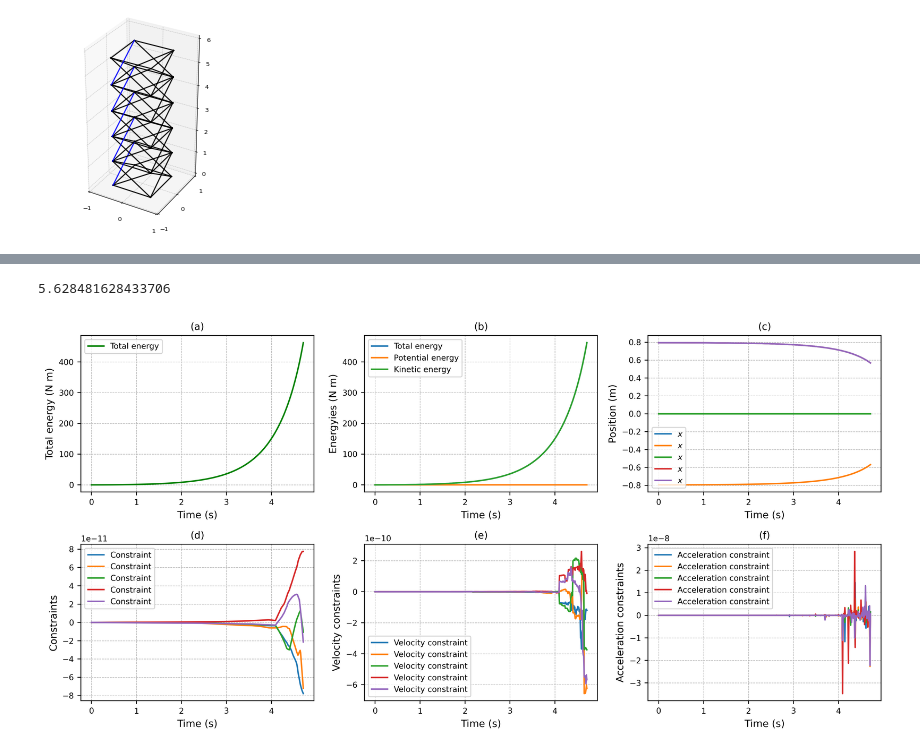
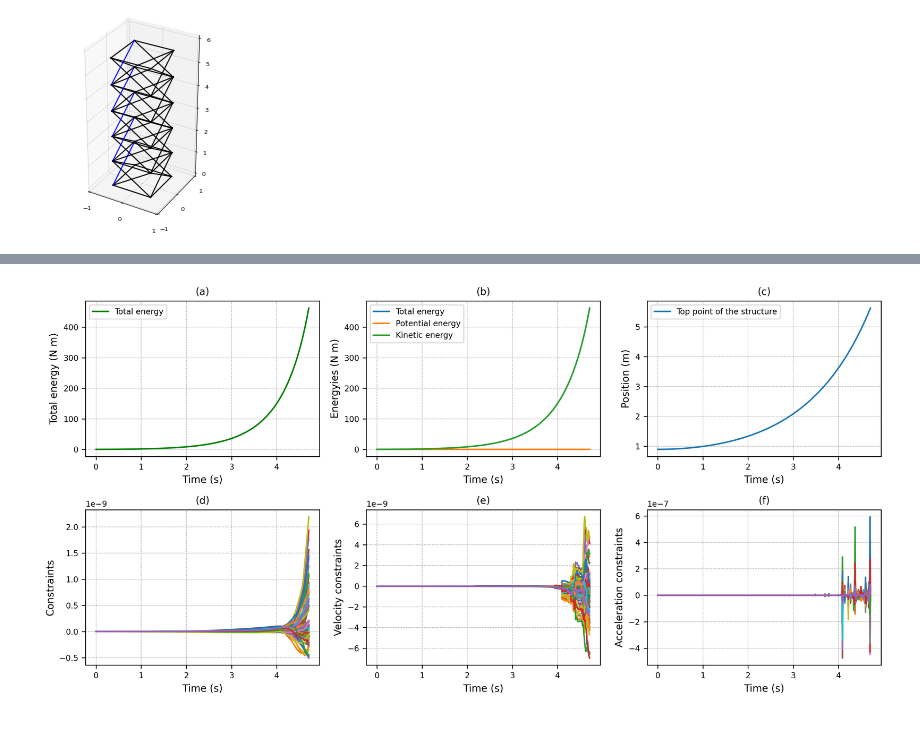
Before and after one commit to HuangYin0514/dynamic_inverse_problem, a Jupyter notebook: analysis/scissor_space_deployable/system.ipynb, the cells around one changed output, grey strips where cells are left out. Cells and saved outputs as stored; diff of their text form; code cells hidden in the pictures.

```diff
--- a/analysis/scissor_space_deployable/system.ipynb
+++ b/analysis/scissor_space_deployable/system.ipynb
@@ -40,9 +40,9 @@ logger.info("#" * 100)
 #
 ##################################################################
 # Dasetset
-config_file_path = "/home/lbu/project/PINN_DE/configs/train/scissor_space_deployable/config_pinn.py"
+config_file_path = "/home/lbu/project/dynamic_inverse_problem/configs/train/scissor_space_deployable/config_pinn_f.py"
 config = read_config_file(config_file_path)
-config.dataset_path = "/home/lbu/project/PINN_DE/outputs/data/DynamicScissorSpaceDeployableDAE"
+config.dataset_path = "/home/lbu/project/dynamic_inverse_problem/outputs/data/DynamicScissorSpaceDeployableDAE"
 
 data_args = {
     "config": config,
@@ -283,10 +201,6 @@ ani.save(path, writer='pillow')
-# %%
-np.max(q)
-# %% [output]
-5.628481628433706
 # %%
 # fig, axs = plt.subplots(2, 3, figsize=(4 * 3, 3 * 2), dpi=DPI)
-fig, axs = plt.subplots(2, 3, figsize=(4 * 3, 3 * 2), dpi=400)
+fig, axs = plt.subplots(2, 3, figsize=(4 * 3, 3 * 2), dpi=Latex_DPI)
 
 subfig = axs[0, 0]
 subfig.set_title('(a)')
@@ -300,38 +214,35 @@ subfig.set_title('(b)')
 subfig.set_xlabel('Time (s)')
 subfig.set_ylabel('Energyies (N m)')
 subfig.plot(data_t, energy, label='Total energy')
 subfig.plot(data_t, potential, label='Potential energy')
 subfig.plot(data_t, kinetic, label='Kinetic energy')
 subfig.legend()
 
 subfig = axs[0, 2]
 subfig.set_title('(c)')
 subfig.set_xlabel('Time (s)')
 subfig.set_ylabel('Position (m)')
-subfig.plot(data_t, q[:, :5], label=r'$x$')
+subfig.plot(data_t, q[:,-1], label='Top point of the structure')
 subfig.legend()
 
 subfig = axs[1, 0]
 subfig.set_title('(d)')
 subfig.set_xlabel('Time (s)')
 subfig.set_ylabel('Constraints')
-subfig.plot(data_t, phi[:, :5], label='Constraint')
-subfig.legend()
+subfig.plot(data_t, phi[:, ])
 
 subfig = axs[1, 1]
 subfig.set_title('(e)')
 subfig.set_xlabel('Time (s)')
 subfig.set_ylabel('Velocity constraints')
-subfig.plot(data_t, phi_t[:, :5], label='Velocity constraint')
-subfig.legend()
+subfig.plot(data_t, phi_t[:, ])
 
 subfig = axs[1, 2]
 subfig.set_title('(f)')
 subfig.set_xlabel('Time (s)')
 subfig.set_ylabel('Acceleration constraints')
-subfig.plot(data_t, phi_tt[:, :5], label='Acceleration constraint')
-subfig.legend()
+subfig.plot(data_t, phi_tt[:, ])
 
 plt.tight_layout()
 # %% [output]
-[figure, old version]
+[figure, new version]
```
Also changed, not shown: parts of 4 cells of this notebook, 17 other files.
